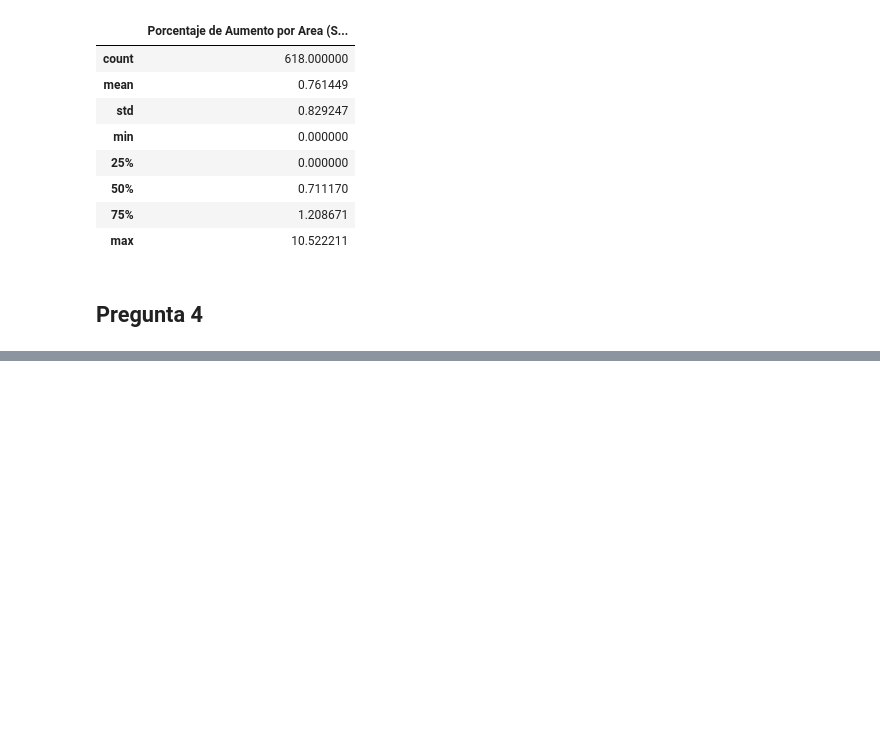
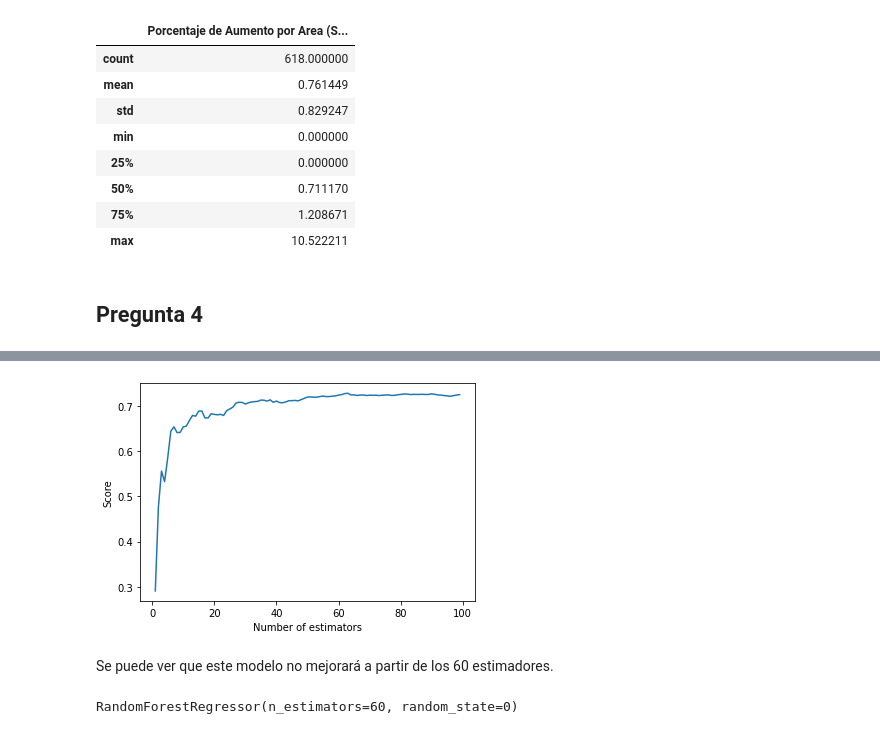
Before and after one commit to ibai4119/DataTraffic, a Jupyter notebook: code.ipynb, the cells around one changed output, grey strips where cells are left out. Saved outputs shown, nothing was run; the diff lists cells and outputs as text; code cells hidden in the pictures; blank space fills up the shorter version.

```diff
--- a/code.ipynb
+++ b/code.ipynb
@@ -212,0 +298,4 @@ aumento_secundaria.describe()
+# %%
+data_2018_clean.drop(['Ninguno','Ninguno.1'], axis=1, inplace=True)
+# %%
+data_clean = pd.concat([data_2002_clean, data_2018_clean], axis=0)
@@ -212,0 +323,9 @@ aumento_secundaria.describe()
+# %%
+X = data_clean[['VERSION', 'AREA', 'Total_Viviendas', 'Casa', 'Apartamento',
+        'Tipo_Cuarto', 'Electrica_SI', 'Electrica_NO', 'GasNatural_SI',
+        'GasNatural_NO', 'Alcantarillado_SI', 'Alcantarillado_NO',
+        'Acueducto_SI', 'Acueducto_NO', 'Total_Personas',
+        'HOMBRE', 'MUJER', 'Preescolar', 'Primaria', 'Secundaria',
+        'Especializacion', 'No_responde']]
+
+y = data_clean[['Ninguna_Educacion']]
@@ -212,0 +357,25 @@ aumento_secundaria.describe()
+# %%
+X_train, X_test, y_train, y_test = train_test_split(X, y, test_size = 0.2, random_state = 0)
+
+score = []
+n_estimators = []
+for i in range(1,100):
+    regressor = RandomForestRegressor(n_estimators = i, random_state = 0)
+    regressor.fit(X_train, y_train)
+    y_pred = regressor.predict(X_test)
+    score.append(r2_score(y_test, y_pred))
+    n_estimators.append(i)
+# %%
+plt.plot(n_estimators, score)
+plt.xlabel('Number of estimators')
+plt.ylabel('Score')
+plt.show()
+# %% [output]
+[figure, added]
+# %% [markdown]
+Se puede ver que este modelo no mejorará a partir de los 60 estimadores.
+# %%
+regressor = RandomForestRegressor(n_estimators = 60, random_state = 0)
+regressor.fit(X_train, y_train)
+# %% [output]
+RandomForestRegressor(n_estimators=60, random_state=0)
```
Also changed, not shown: parts of 24 cells of this notebook, 1 other file.
